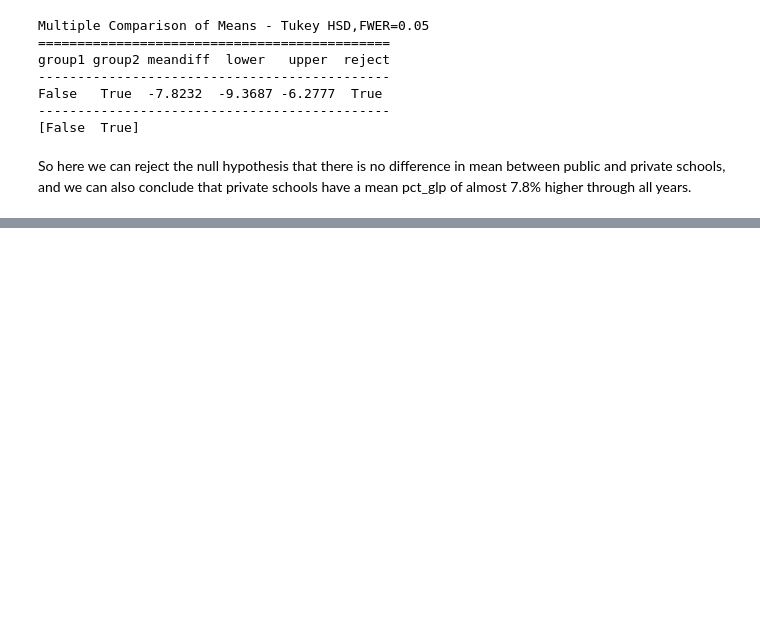
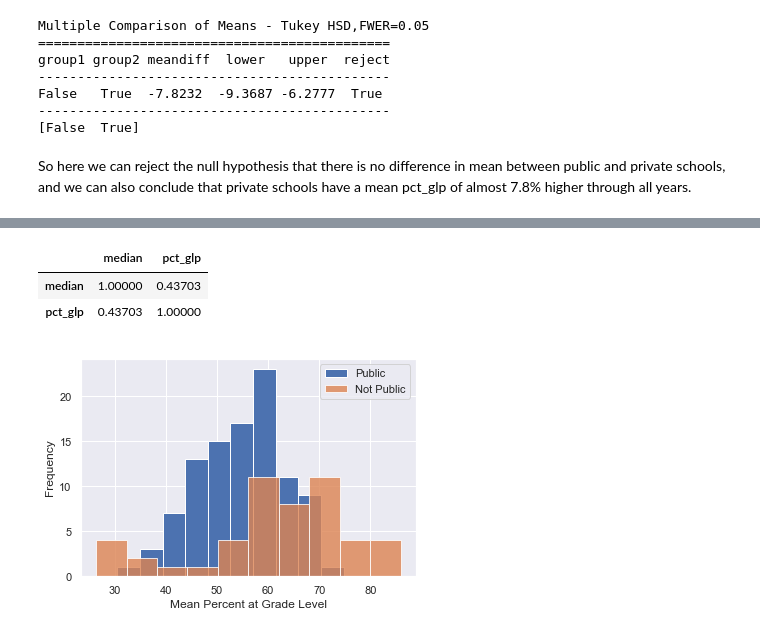
Before and after one commit to dam6063/education, a Jupyter notebook: Python Project Test.ipynb, the cells around one changed output, grey strips where cells are left out. Cells and saved outputs as stored; diff of their text form; code cells hidden in the pictures; blank space fills up the shorter version.

```diff
--- a/Python Project Test.ipynb
+++ b/Python Project Test.ipynb
@@ -827,0 +846,13 @@ So here we can reject the null hypothesis that there is no difference in mean be
+# %%
+trial2.corr()
+# %% [output]
+|  | median | pct_glp |
+| median | 1.00000 | 0.43703 |
+| pct_glp | 0.43703 | 1.00000 |
+# %%
+pub_all_mean.plot(kind = "hist");
+not_all_mean.plot(kind='hist', alpha=.8);
+plt.legend(['Public', 'Not Public']);
+plt.xlabel('Mean Percent at Grade Level');
+# %% [output]
+[figure, added]
```
Also changed, not shown: parts of 12 cells of this notebook.
